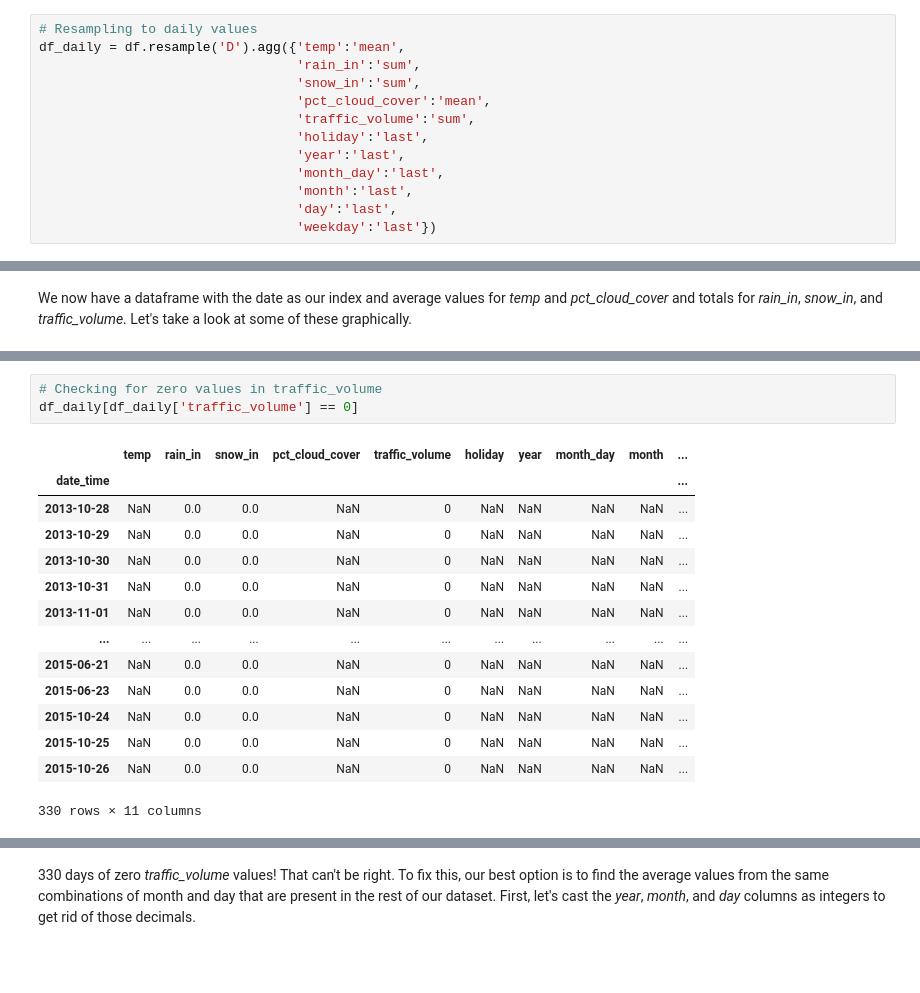
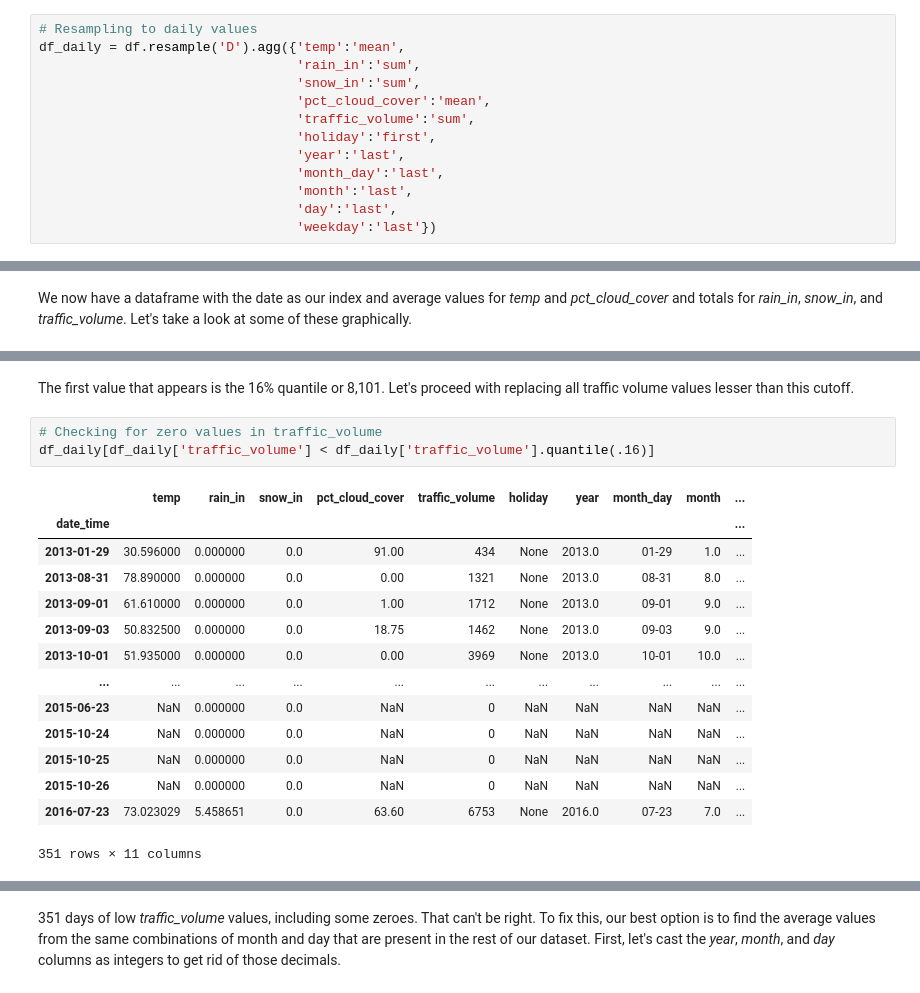
Before and after one commit to pschulk/I-94-Traffic-Volume-Predictions, a Jupyter notebook: EDA Notebook.ipynb, the cells around one changed output, grey strips where cells are left out. Saved outputs shown, nothing was run; the diff lists cells and outputs as text; blank space fills up the shorter version.

```diff
--- a/EDA Notebook.ipynb
+++ b/EDA Notebook.ipynb
@@ -234,7 +243,7 @@ df_daily = df.resample('D').agg({'temp':'mean',
                                  'snow_in':'sum',
                                  'pct_cloud_cover':'mean',
                                  'traffic_volume':'sum',
-                                 'holiday':'last',
+                                 'holiday':'first',
                                  'year':'last',
                                  'month_day':'last',
                                  'month':'last',
@@ -271,18 +309,20 @@ We still have the same oddities in the rain and snow values, but it looks like w
+# %% [markdown]
+The first value that appears is the 16% quantile or 8,101. Let's proceed with replacing all traffic volume values lesser than this cutoff.
 # %%
 # Checking for zero values in traffic_volume
-df_daily[df_daily['traffic_volume'] == 0]
+df_daily[df_daily['traffic_volume'] < df_daily['traffic_volume'].quantile(.16)]
 # %% [output]
 |  | temp | rain_in | snow_in | pct_cloud_cover | traffic_volume | holiday | year | month_day | month | ... |
 | date_time |  |  |  |  |  |  |  |  |  | ... |
-| 2013-10-28 | NaN | 0.0 | 0.0 | NaN | 0 | NaN | NaN | NaN | NaN | ... |
-| 2013-10-29 | NaN | 0.0 | 0.0 | NaN | 0 | NaN | NaN | NaN | NaN | ... |
-| 2013-10-30 | NaN | 0.0 | 0.0 | NaN | 0 | NaN | NaN | NaN | NaN | ... |
-| 2013-10-31 | NaN | 0.0 | 0.0 | NaN | 0 | NaN | NaN | NaN | NaN | ... |
-| 2013-11-01 | NaN | 0.0 | 0.0 | NaN | 0 | NaN | NaN | NaN | NaN | ... |
+| 2013-01-29 | 30.596000 | 0.000000 | 0.0 | 91.00 | 434 | None | 2013.0 | 01-29 | 1.0 | ... |
+| 2013-08-31 | 78.890000 | 0.000000 | 0.0 | 0.00 | 1321 | None | 2013.0 | 08-31 | 8.0 | ... |
+| 2013-09-01 | 61.610000 | 0.000000 | 0.0 | 1.00 | 1712 | None | 2013.0 | 09-01 | 9.0 | ... |
+| 2013-09-03 | 50.832500 | 0.000000 | 0.0 | 18.75 | 1462 | None | 2013.0 | 09-03 | 9.0 | ... |
+| 2013-10-01 | 51.935000 | 0.000000 | 0.0 | 0.00 | 3969 | None | 2013.0 | 10-01 | 10.0 | ... |
 | ... | ... | ... | ... | ... | ... | ... | ... | ... | ... | ... |
-| 2015-06-21 | NaN | 0.0 | 0.0 | NaN | 0 | NaN | NaN | NaN | NaN | ... |
-| 2015-06-23 | NaN | 0.0 | 0.0 | NaN | 0 | NaN | NaN | NaN | NaN | ... |
-| 2015-10-24 | NaN | 0.0 | 0.0 | NaN | 0 | NaN | NaN | NaN | NaN | ... |
-| 2015-10-25 | NaN | 0.0 | 0.0 | NaN | 0 | NaN | NaN | NaN | NaN | ... |
-| 2015-10-26 | NaN | 0.0 | 0.0 | NaN | 0 | NaN | NaN | NaN | NaN | ... |
+| 2015-06-23 | NaN | 0.000000 | 0.0 | NaN | 0 | NaN | NaN | NaN | NaN | ... |
+| 2015-10-24 | NaN | 0.000000 | 0.0 | NaN | 0 | NaN | NaN | NaN | NaN | ... |
+| 2015-10-25 | NaN | 0.000000 | 0.0 | NaN | 0 | NaN | NaN | NaN | NaN | ... |
+| 2015-10-26 | NaN | 0.000000 | 0.0 | NaN | 0 | NaN | NaN | NaN | NaN | ... |
+| 2016-07-23 | 73.023029 | 5.458651 | 0.0 | 63.60 | 6753 | None | 2016.0 | 07-23 | 7.0 | ... |
-330 rows × 11 columns
+351 rows × 11 columns
@@ -290,5 +330,5 @@ time: 31 ms (started: 2023-04-06 17:19:27 -06:00)
 # %% [markdown]
-330 days of zero *traffic_volume* values! That can't be right. To fix this, our best option is to find the average values from the same combinations of month and day that are present in the rest of our dataset. First, let's cast the *year*, *month*, and *day* columns as integers to get rid of those decimals.
+351 days of low *traffic_volume* values, including some zeroes. That can't be right. To fix this, our best option is to find the average values from the same combinations of month and day that are present in the rest of our dataset. First, let's cast the *year*, *month*, and *day* columns as integers to get rid of those decimals.
 # %%
 df_daily['year'] = df_daily['year'].fillna(0).astype(int)
 df_daily['month'] = df_daily['month'].fillna(0).astype(int)
```
Also changed, not shown: parts of 78 cells of this notebook.
